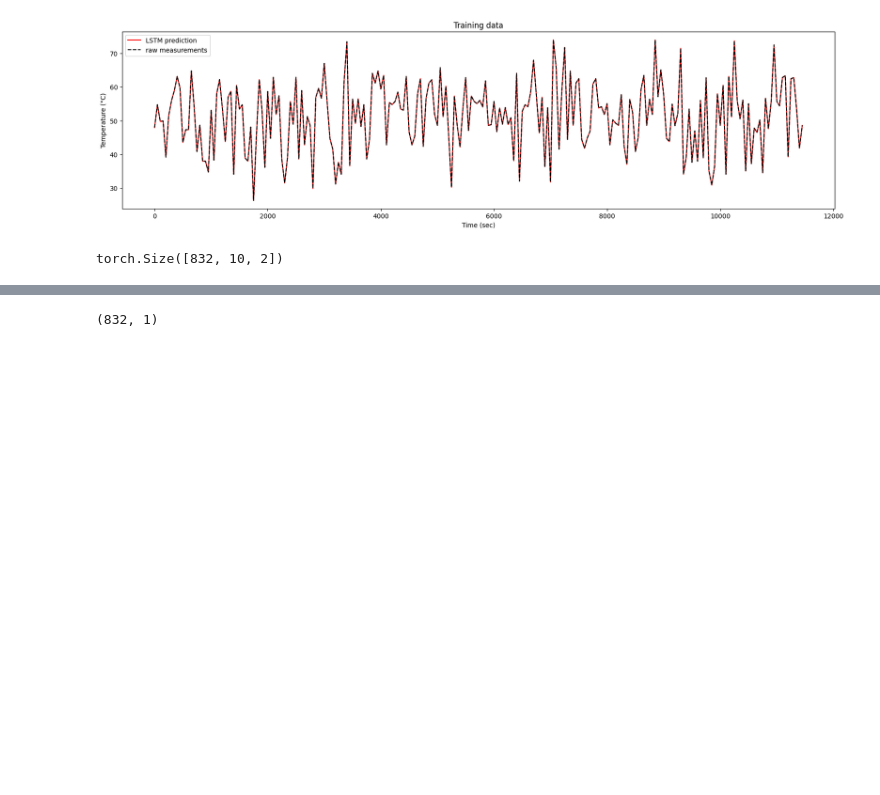
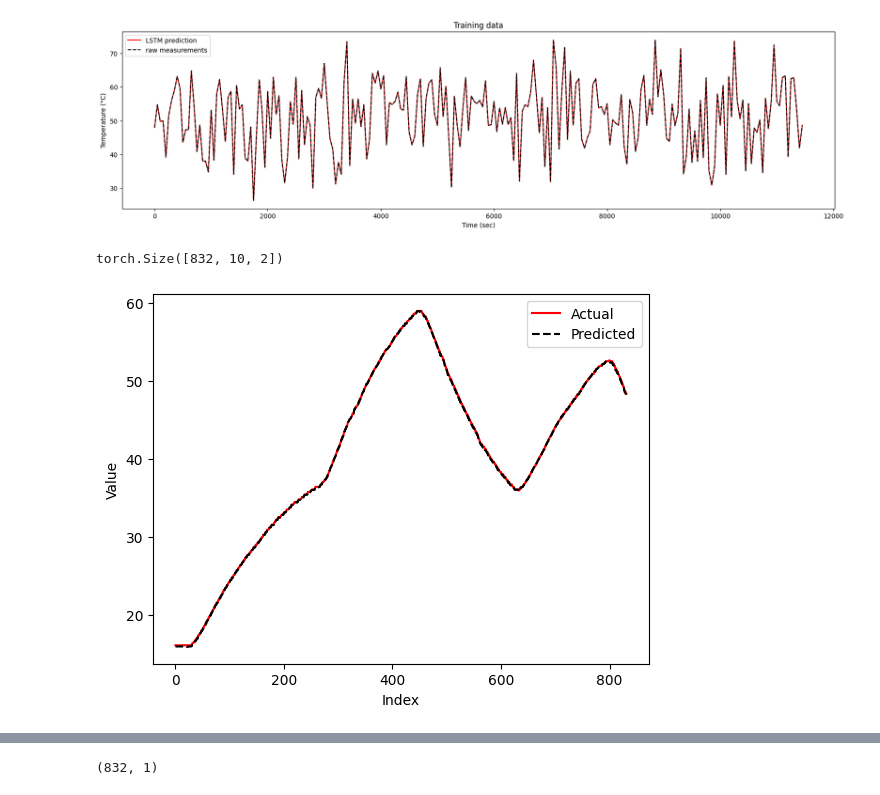
Before and after one commit to kiran-pyt/LSTM-on-Stirred-Tank-Heater, a Jupyter notebook: SISO_HEATER.ipynb, the cells around one changed output, grey strips where cells are left out. Saved outputs shown, nothing was run; the diff lists cells and outputs as text; code cells hidden in the pictures; blank space fills up the shorter version.

```diff
--- a/SISO_HEATER.ipynb
+++ b/SISO_HEATER.ipynb
@@ -277,3 +277,23 @@ with torch.no_grad():
 X_test_tensor_V.shape
 # %% [output]
 torch.Size([832, 10, 2])
+# %%
+import matplotlib.pyplot as plt
+
+# Assuming y_test_tensor_V and y_pred_seq are already defined
+
+# Plot y_test_tensor_V
+plt.plot(y_test_tensor_V,'r',label='Actual')
+
+# Plot y_pred_seq
+plt.plot(y_pred_seq,'k--', label='Predicted')
+
+# Add labels and legend
+plt.xlabel('Index')
+plt.ylabel('Value')
+plt.legend()
+
+# Show the plot
+plt.show()
+# %% [output]
+[figure, added]
```
Also changed, not shown: parts of 6 cells of this notebook.
